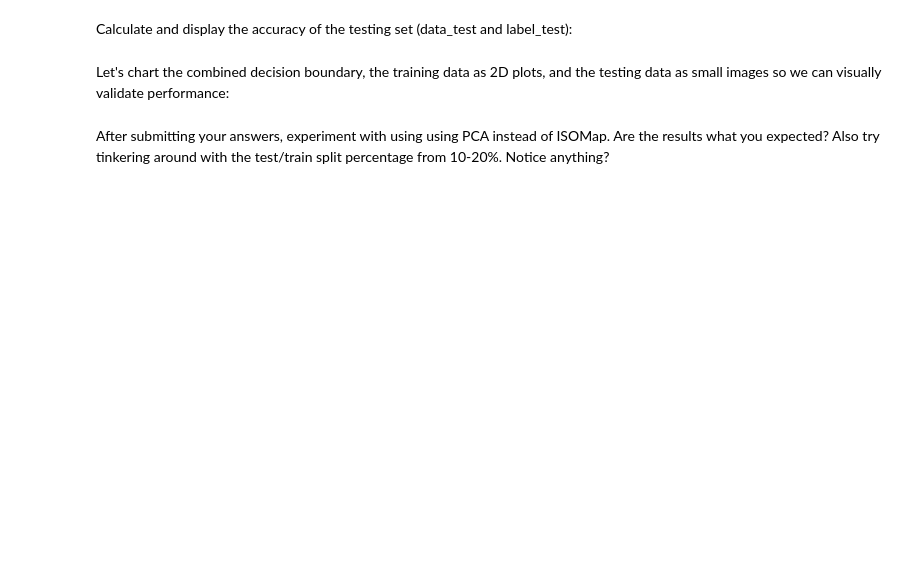
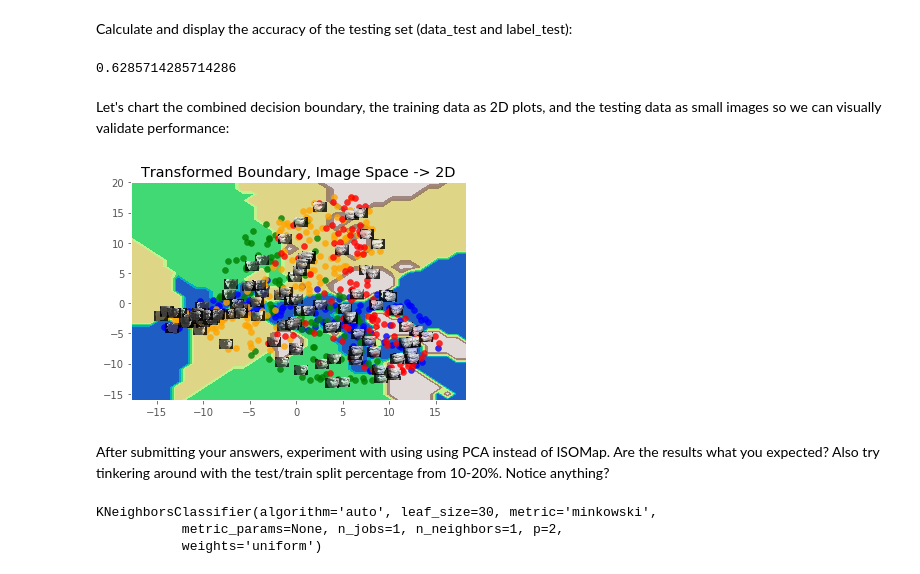
Before and after one commit to sandertan/DAT210x, a Jupyter notebook: Module5/Module5 - Lab6.ipynb, the cells around one changed output. Cells and saved outputs as stored; diff of their text form; code cells hidden in the pictures; blank space fills up the shorter version.

```diff
--- a/Module5/Module5 - Lab6.ipynb
+++ b/Module5/Module5 - Lab6.ipynb
@@ -137,5 +168,7 @@ y_test.shape
 # %% [markdown]
 ### Dimensionality Reduction
+# %%
+Test_PCA = True
 # %%
 if Test_PCA:
     # INFO: PCA is used *before* KNeighbors to simplify your high dimensionality
@@ -154,11 +187,13 @@ if Test_PCA:
     # TODO: Implement PCA here. ONLY train against your training data, but
     # transform both your training + test data, storing the results back into
     # data_train, and data_test.
+    print('Creating PCA model from training data. Transform training & test data')
+
 
     pca_model = PCA(n_components = 2, svd_solver='randomized', random_state=7)
     pca_model.fit(X_train)
-    data_train = pca_model.transform(X_Train)
-    data_test = pca_model.transform(X_Test)
+    data_train = pca_model.transform(X_train)
+    data_test = pca_model.transform(X_test)
 
 else:
     # INFO: Isomap is used *before* KNeighbors to simplify your high dimensionality
@@ -180,7 +215,9 @@ else:
     # transform both your training + test data, storing the results back into
     # data_train, and data_test.
 
-    pca_model = Isomap(n_components = 2)
-    pca_model.fit(X_train)
-    data_train = pca_model.transform(X_train)
-    data_test = pca_model.transform(X_test)
+    print('Creating Isomap model from training data. Transform training & test data')
+
+    isomap_model = Isomap(n_components = 2)
+    isomap_model.fit(X_train)
+    data_train = isomap_model.transform(X_train)
+    data_test = isomap_model.transform(X_test)
@@ -196,0 +232,7 @@ array([[-58.2179698 ,  -2.32905267],
+# %%
+# Use the transformed data
+for n in range(1,21):
+    print(n)
+    knn = KNeighborsClassifier(n_neighbors=n)
+    knn.fit(data_train, y_train)
+    print(knn.score(data_test, y_test))
@@ -201,6 +259,17 @@ Calculate and display the accuracy of the testing set (data_test and label_test)
+# %%
+n = 8
+knn = KNeighborsClassifier(n_neighbors=n)
+knn.fit(data_train, label_train)
+print(knn.score(data_test, label_test))
+#n5 (0.9714285714285714) is not correct answer
+# %% [output]
+0.6285714285714286
 # %% [markdown]
 Let's chart the combined decision boundary, the training data as 2D plots, and the testing data as small images so we can visually validate performance:
 # %%
-Plot2DBoundary(data_train, label_train, data_test, label_test)
+# Plot2DBoundary(data_train, y_train, data_test, y_test)
+Plot2DBoundary(knn, data_train, label_train, data_test, label_test)
+# %% [output]
+[figure, added]
 # %% [markdown]
 After submitting your answers, experiment with using using PCA instead of ISOMap. Are the results what you expected? Also try tinkering around with the test/train split percentage from 10-20%. Notice anything?
@@ -208,0 +276,6 @@ After submitting your answers, experiment with using using PCA instead of ISOMap
+# %%
+knn
+# %% [output]
+KNeighborsClassifier(algorithm='auto', leaf_size=30, metric='minkowski',
+           metric_params=None, n_jobs=1, n_neighbors=1, p=2,
+           weights='uniform')
```
Also changed, not shown: parts of 15 cells of this notebook.
